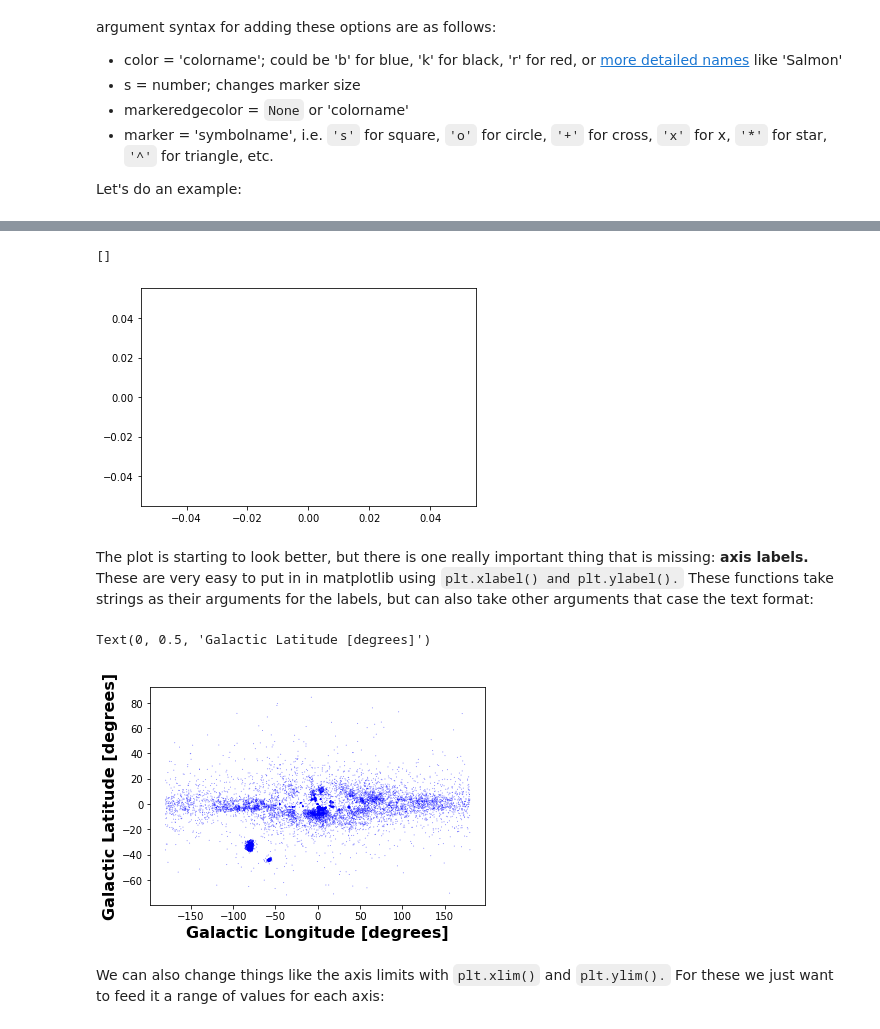
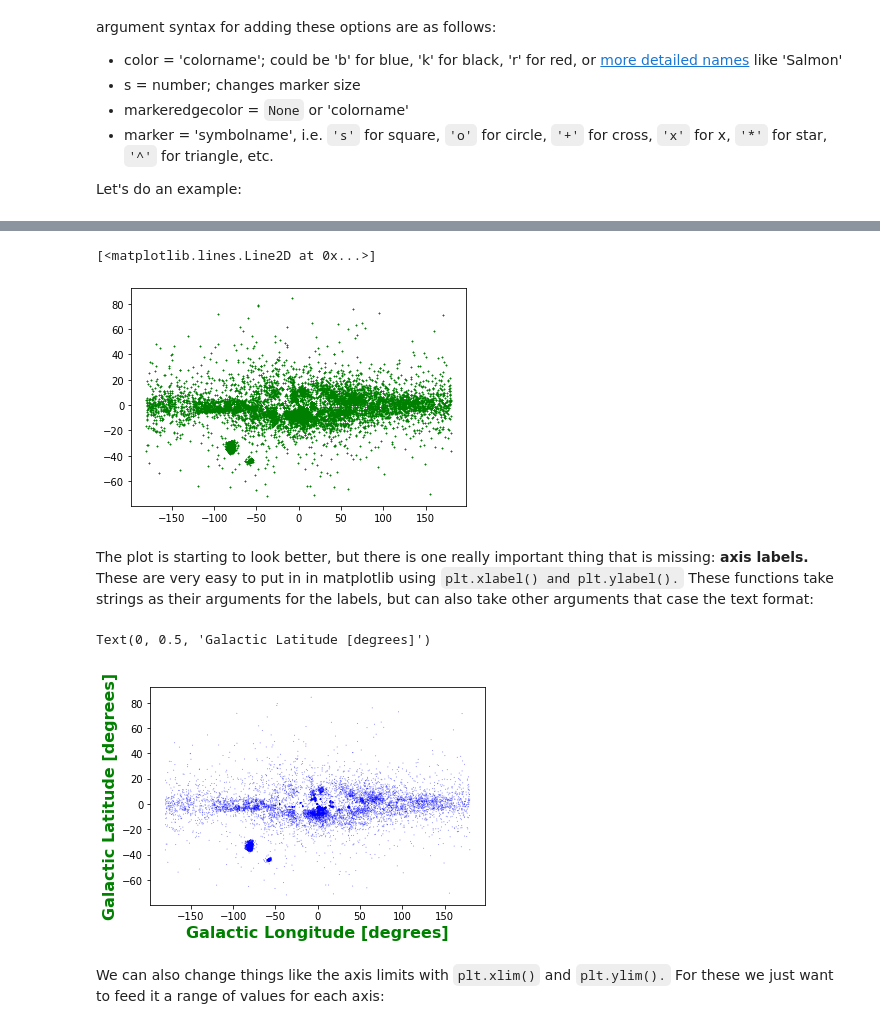
Before and after one commit to blaketjohnson/Astro3190_BJohnson, a Jupyter notebook: lessons/06-plotting_Lastname.ipynb, the cells around one changed output, grey strips where cells are left out. Saved outputs shown, nothing was run; the diff lists cells and outputs as text; code cells hidden in the pictures.

````diff
--- a/lessons/06-plotting_Lastname.ipynb
+++ b/lessons/06-plotting_Lastname.ipynb
@@ -267,20 +268,20 @@ TypeError: scatter() got multiple values for argument 's'
 # %%
 # Here we can test the equivalent statement using plt.plot(),
 # note that the syntax is a little different
-plt.plot()
+plt.plot(galaxy_table['col1'],galaxy_table['col2'],'+',color = 'green',markersize = 2)
 # %% [output]
-[]
+[<matplotlib.lines.Line2D at 0x...>]
-[figure, old version]
+[figure, new version]
 # %% [markdown]
 The plot is starting to look better, but there is one really important thing that is missing: **axis labels.** These are very easy to put in in matplotlib using ```plt.xlabel() and plt.ylabel().``` These functions take strings as their arguments for the labels, but can also take other arguments that case the text format:
 # %%
 plt.scatter(galaxy_table['col1'],galaxy_table['col2'],color='blue',s=1,edgecolor='None',alpha=0.5)
 
-plt.xlabel('Galactic Longitude [degrees]',fontweight='bold',fontsize=16)
-plt.ylabel('Galactic Latitude [degrees]',fontweight='bold',fontsize=16)
+plt.xlabel('Galactic Longitude [degrees]',fontweight='bold',fontsize=16, color = 'green')
+plt.ylabel('Galactic Latitude [degrees]',fontweight='bold',fontsize=16, color = 'green')
 # %% [output]
 Text(0, 0.5, 'Galactic Latitude [degrees]')
-[figure, old version]
+[figure, new version]
 # %% [markdown]
 We can also change things like the axis limits with ```plt.xlim()``` and ```plt.ylim().``` For these we just want to feed it a range of values for each axis:
 # %%
````
Also changed, not shown: parts of 3 cells of this notebook.
